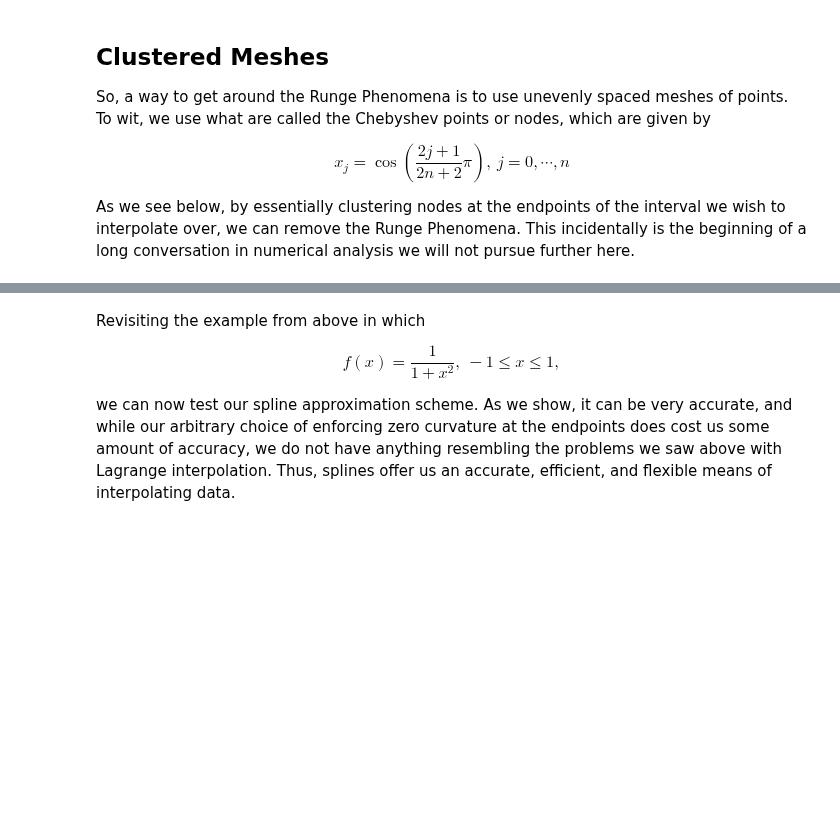
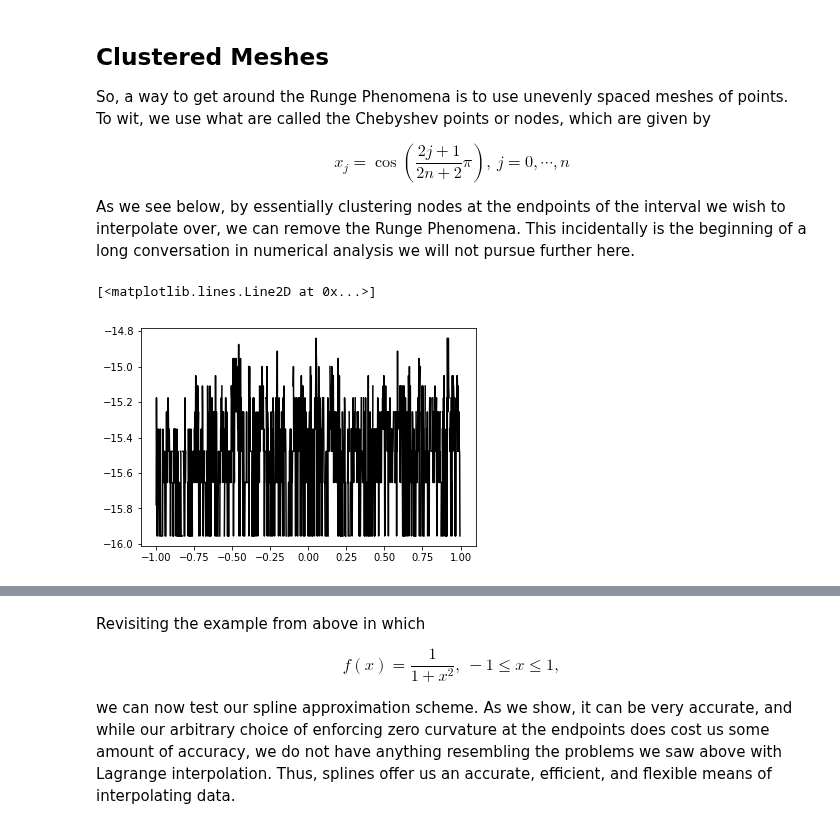
Before and after one commit to cwcurtis/Math-340-Notebooks, a Jupyter notebook: Lectures/Course_Lectures/Lecture_Eight_Interpolation.ipynb, the cells around one changed output, grey strips where cells are left out. Drawn from its saved outputs; the diff is of its cells as text; code cells hidden in the pictures; blank space fills up the shorter version.

```diff
--- a/Lectures/Course_Lectures/Lecture_Eight_Interpolation.ipynb
+++ b/Lectures/Course_Lectures/Lecture_Eight_Interpolation.ipynb
@@ -175,7 +175,10 @@ $$
 As we see below, by essentially clustering nodes at the endpoints of the interval we wish to interpolate over, we can remove the Runge Phenomena.  This incidentally is the beginning of a long conversation in numerical analysis we will not pursue further here.
 # %%
 ncheb = 40
-xcheb =
-fcheb =
+xcheb = np.cos(np.pi*(2.*np.arange(ncheb+1)+1.)/(2.*ncheb+2.))
+fcheb = 1./(1.+xcheb**2.)
 finterp = lagran_interp(xcheb,fcheb,xinterp)
-plt.plot(xinterp,np.log10(np.abs(ftrue-finterp)),ls='-',color='k')
+plt.plot(xinterp,np.ma.log10(np.abs(ftrue-finterp)),ls='-',color='k')
+# %% [output]
+[<matplotlib.lines.Line2D at 0x...>]
+[figure, added]
```
Also changed, not shown: parts of 6 cells of this notebook.
